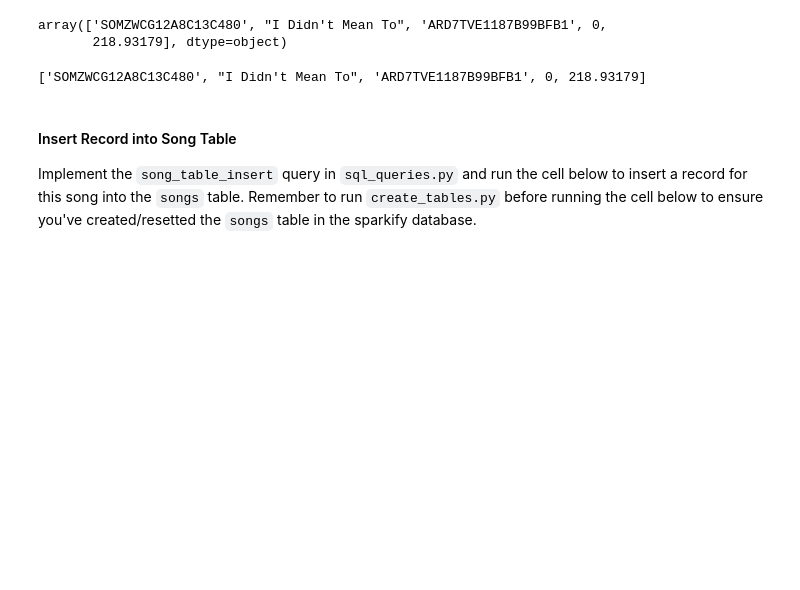
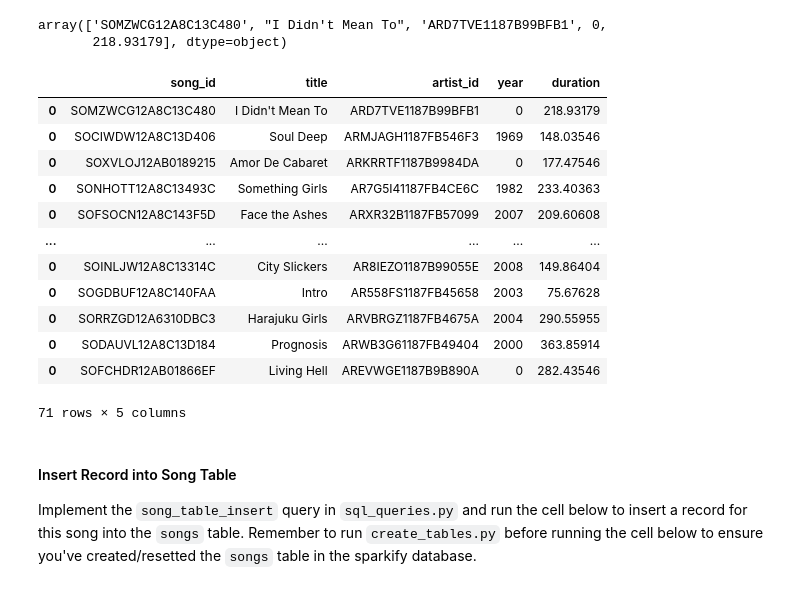
Before and after one commit to cjakuc/ETL-Sparkify, a Jupyter notebook: etl.ipynb, the cells around one changed output. Drawn from its saved outputs; the diff is of its cells as text; code cells hidden in the pictures; blank space fills up the shorter version.

```diff
--- a/etl.ipynb
+++ b/etl.ipynb
@@ -77,10 +77,22 @@ df[columns].values[0]
 array(['SOMZWCG12A8C13C480', "I Didn't Mean To", 'ARD7TVE1187B99BFB1', 0,
        218.93179], dtype=object)
 # %%
-song_data = list(df[columns].values[0])
+song_data = df[columns]
 song_data
 # %% [output]
+|  | song_id | title | artist_id | year | duration |
+| 0 | SOMZWCG12A8C13C480 | I Didn't Mean To | ARD7TVE1187B99BFB1 | 0 | 218.93179 |
+| 0 | SOCIWDW12A8C13D406 | Soul Deep | ARMJAGH1187FB546F3 | 1969 | 148.03546 |
+| 0 | SOXVLOJ12AB0189215 | Amor De Cabaret | ARKRRTF1187B9984DA | 0 | 177.47546 |
+| 0 | SONHOTT12A8C13493C | Something Girls | AR7G5I41187FB4CE6C | 1982 | 233.40363 |
+| 0 | SOFSOCN12A8C143F5D | Face the Ashes | ARXR32B1187FB57099 | 2007 | 209.60608 |
+| ... | ... | ... | ... | ... | ... |
+| 0 | SOINLJW12A8C13314C | City Slickers | AR8IEZO1187B99055E | 2008 | 149.86404 |
+| 0 | SOGDBUF12A8C140FAA | Intro | AR558FS1187FB45658 | 2003 | 75.67628 |
+| 0 | SORRZGD12A6310DBC3 | Harajuku Girls | ARVBRGZ1187FB4675A | 2004 | 290.55955 |
+| 0 | SODAUVL12A8C13D184 | Prognosis | ARWB3G61187FB49404 | 2000 | 363.85914 |
+| 0 | SOFCHDR12AB01866EF | Living Hell | AREVWGE1187B9B890A | 0 | 282.43546 |
-['SOMZWCG12A8C13C480', "I Didn't Mean To", 'ARD7TVE1187B99BFB1', 0, 218.93179]
+71 rows × 5 columns
 # %% [markdown]
 #### Insert Record into Song Table
 Implement the `song_table_insert` query in `sql_queries.py` and run the cell below to insert a record for this song into the `songs` table. Remember to run `create_tables.py` before running the cell below to ensure you've created/resetted the `songs` table in the sparkify database.
```
Also changed, not shown: parts of 29 cells of this notebook, 1 other file.
